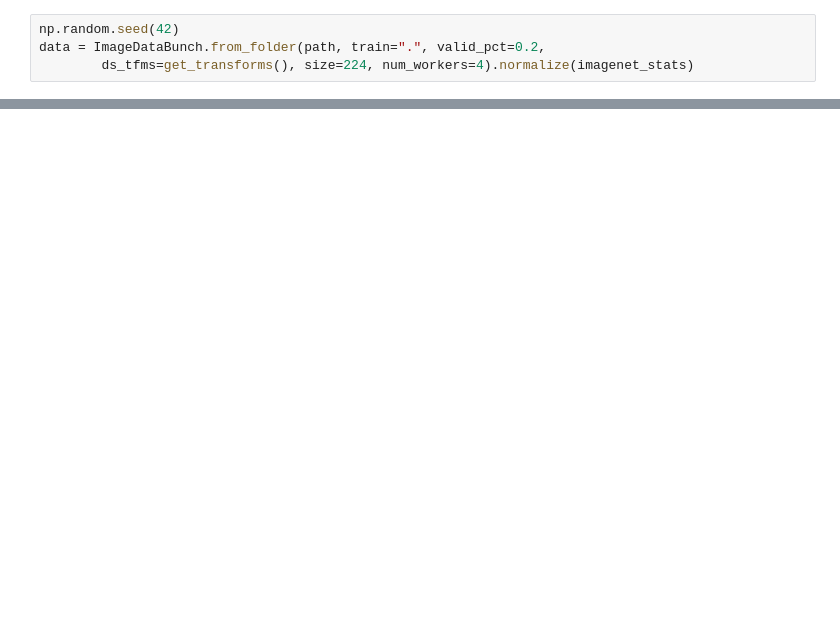
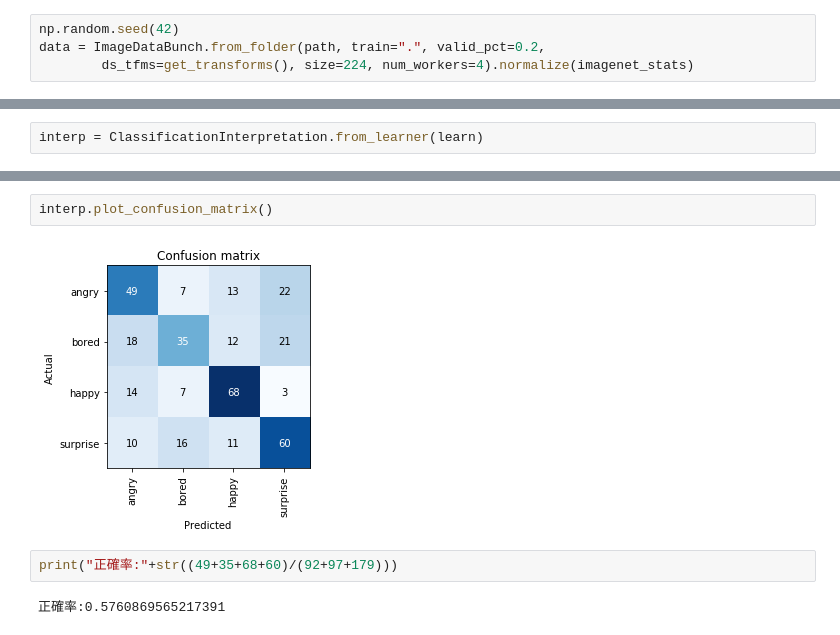
Before and after one commit to sky7725/design-thinking, a Jupyter notebook: 測試用.ipynb, the cells around one changed output, grey strips where cells are left out. Cells and saved outputs as stored; diff of their text form; blank space fills up the shorter version.

```diff
--- a/測試用.ipynb
+++ b/測試用.ipynb
@@ -66,0 +102,2 @@ data.show_batch(rows=30, figsize=(20,20))
+# %%
+interp = ClassificationInterpretation.from_learner(learn)
@@ -66,0 +106,8 @@ data.show_batch(rows=30, figsize=(20,20))
+# %%
+interp.plot_confusion_matrix()
+# %% [output]
+[figure, added]
+# %%
+print("正確率:"+str((49+35+68+60)/(92+97+179)))
+# %% [output]
+正確率:0.5760869565217391
```
Also changed, not shown: parts of 24 cells of this notebook.
